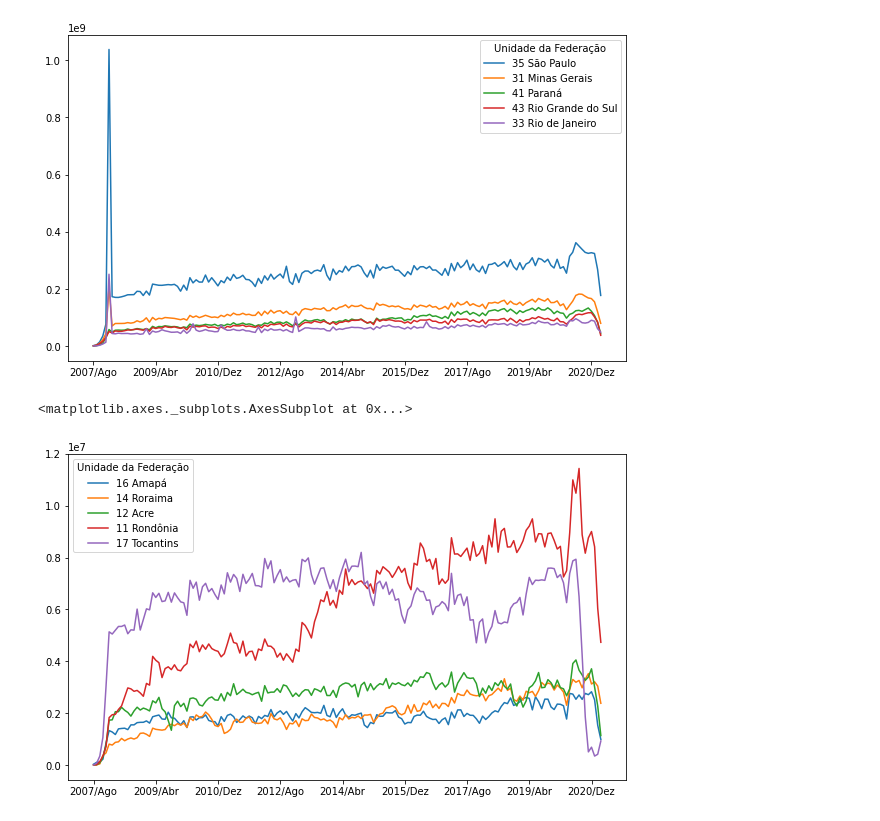
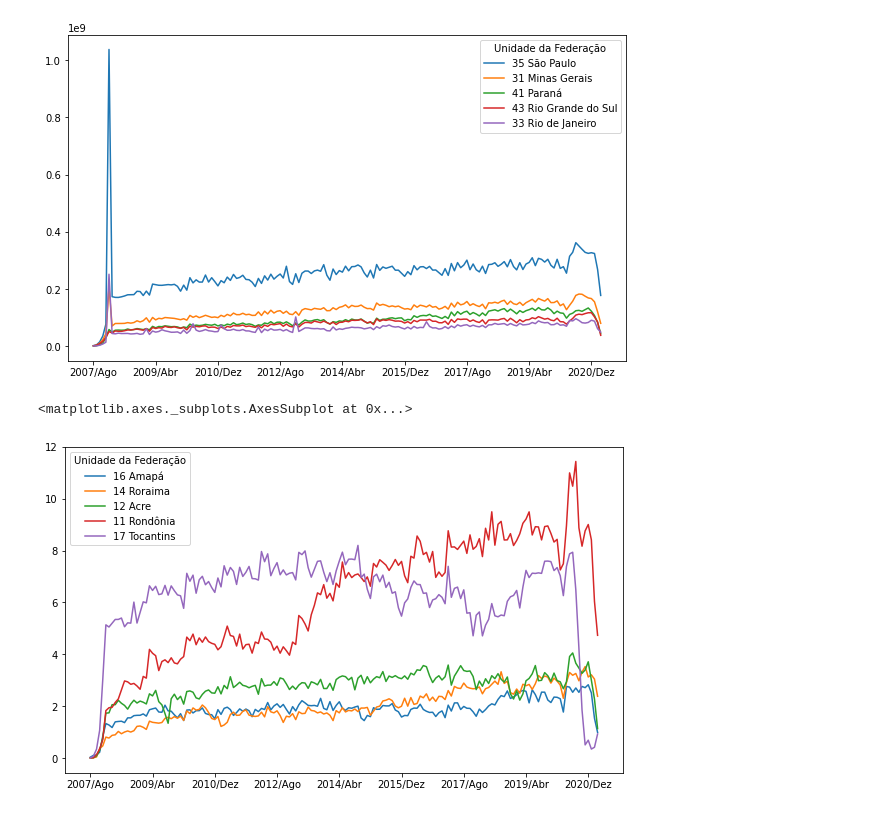
Before and after one commit to laugustovieira/BootCamp---Data-Science, a Jupyter notebook: BootCampDataScience.ipynb, the cells around one changed output. Saved outputs shown, nothing was run; the diff lists cells and outputs as text; code cells hidden in the pictures.

```diff
--- a/BootCampDataScience.ipynb
+++ b/BootCampDataScience.ipynb
@@ -353,10 +353,11 @@ ordenado_por_total.T.plot(figsize=(10,6))
 # %%
 ordenado_por_total = usaveis.nsmallest(5,"Total") #buscar os cinco com menor gasto
 ordenado_por_total = ordenado_por_total.drop("Total",axis=1)
+ordenado_por_total = ordenado_por_total/1000000
 ordenado_por_total.T.plot(figsize=(10,6))
 # %% [output]
 <matplotlib.axes._subplots.AxesSubplot at 0x...>
-[figure, old version]
+[figure, new version]
 # %%
 usaveis.head()
 # %% [output]
```
Also changed, not shown: parts of 10 cells of this notebook.
